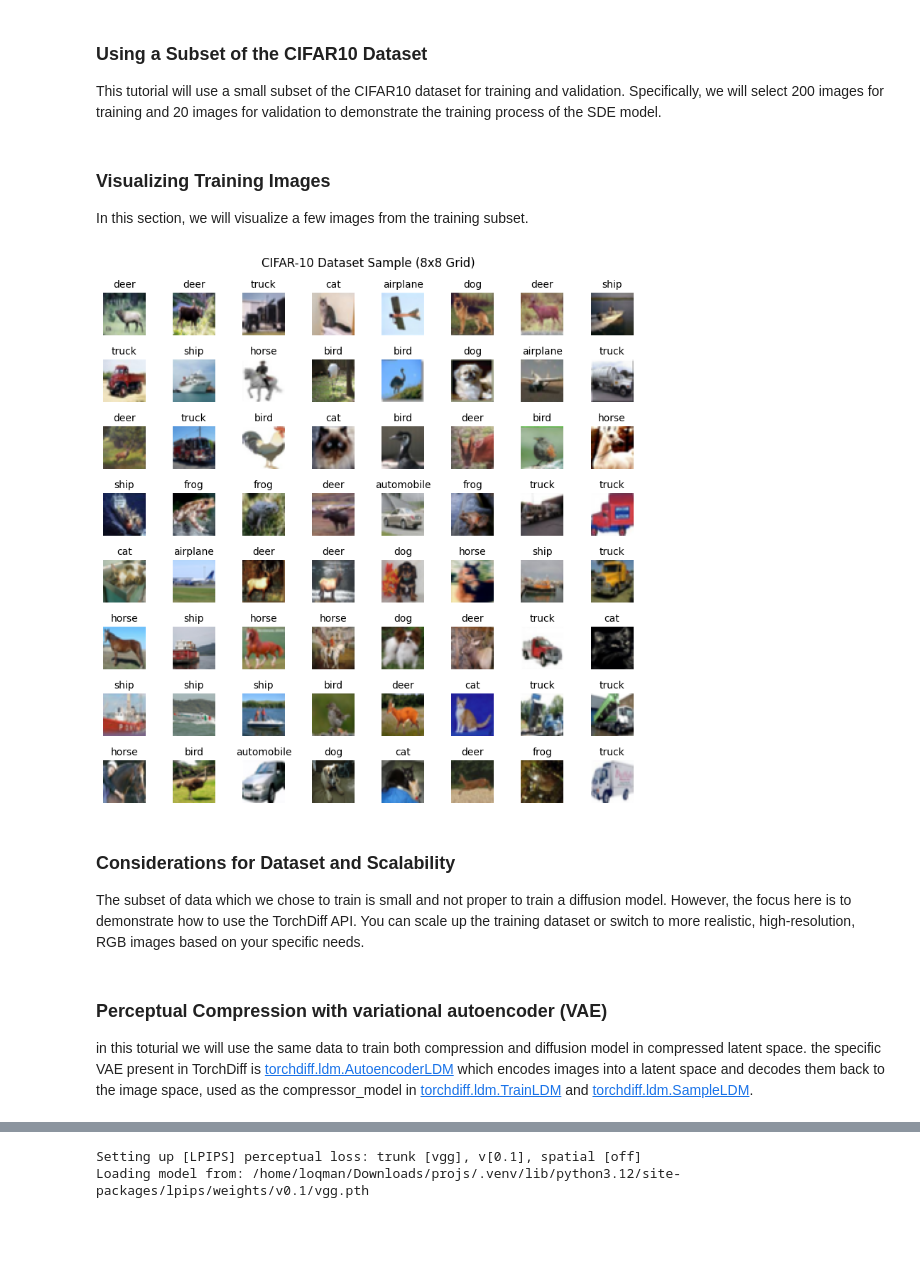
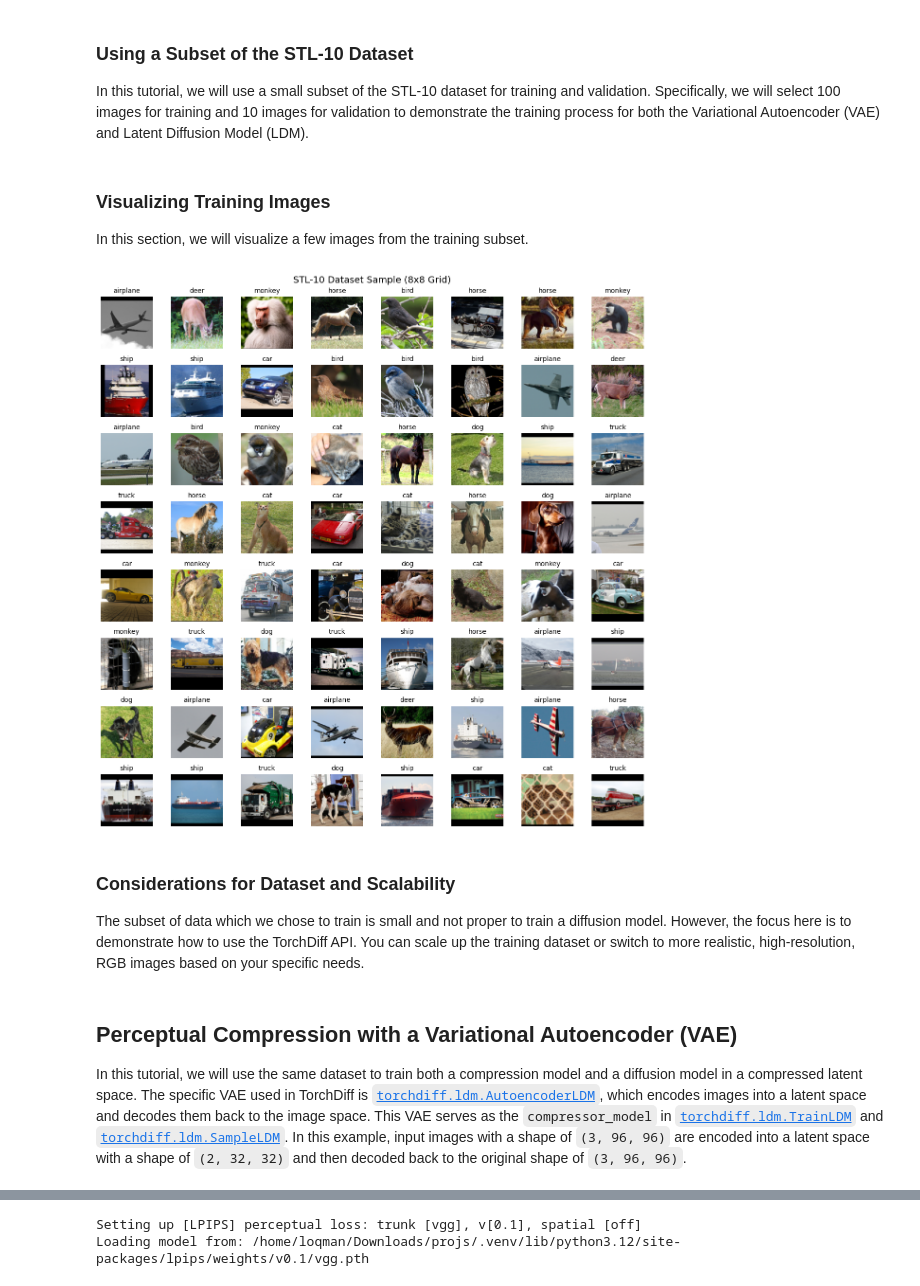
Before and after one commit to LoqmanSamani/DiffusionModels, a Jupyter notebook: examples/ldm.ipynb, the cells around one changed output, grey strips where cells are left out. Cells and saved outputs as stored; diff of their text form; code cells hidden in the pictures; blank space fills up the shorter version.

```diff
--- a/examples/ldm.ipynb
+++ b/examples/ldm.ipynb
@@ -37,38 +37,41 @@ In this section, we will download the [CIFAR10](https://docs.pytorch.org/vision/
 # %%
 transform = transforms.Compose([
+    transforms.Resize(96),
+    transforms.CenterCrop(96),
     transforms.ToTensor(),
-    transforms.Normalize((0.5, 0.5, 0.5), (0.5, 0.5, 0.5))  # For RGB
+    transforms.Normalize((0.5, 0.5, 0.5), (0.5, 0.5, 0.5))
 ])
 
-train_dataset = datasets.CIFAR10(root='./data', train=True, download=True, transform=transform)
-test_dataset = datasets.CIFAR10(root='./data', train=False, download=True, transform=transform)
+train_dataset = datasets.STL10(root='./data', split='train', download=True, transform=transform)
+test_dataset = datasets.STL10(root='./data', split='test', download=True, transform=transform)
 # %% [markdown]
-### Using a Subset of the CIFAR10 Dataset
+### Using a Subset of the STL-10 Dataset
 
-This tutorial will use a small subset of the CIFAR10 dataset for training and validation. Specifically, we will select 200 images for training and 20 images for validation to demonstrate the training process of the SDE model.
+In this tutorial, we will use a small subset of the STL-10 dataset for training and validation. Specifically, we will select 100 images for training and 10 images for validation to demonstrate the training process for both the Variational Autoencoder (VAE) and Latent Diffusion Model (LDM).
 # %%
 # Use small subset
-train_subset = Subset(train_dataset, torch.randperm(len(train_dataset))[:200])
+train_subset = Subset(train_dataset, torch.randperm(len(train_dataset))[:100])
 test_subset = Subset(test_dataset, torch.randperm(len(test_dataset))[:20])
 
+# Create data loaders
 train_loader = DataLoader(train_subset, batch_size=32, shuffle=True)
-val_loader = DataLoader(test_subset, batch_size=10, shuffle=False)
+val_loader = DataLoader(test_subset, batch_size=20, shuffle=False)
 # %% [markdown]
 ### Visualizing Training Images
 
 In this section, we will visualize a few images from the training subset.
 # %%
-# CIFAR-10 class names
-cifar10_classes = ['airplane', 'automobile', 'bird', 'cat', 'deer',
-                   'dog', 'frog', 'horse', 'ship', 'truck']
+# STL-10 class names
+stl10_classes = ['airplane', 'bird', 'car', 'cat', 'deer',
+                 'dog', 'horse', 'monkey', 'ship', 'truck']
 
 def denormalize(tensor):
     """Convert tensor from [-1, 1] back to [0, 1] for display"""
     return tensor * 0.5 + 0.5
 
-def visualize_cifar10_grid(dataloader, num_images=64):
+def visualize_stl10_grid(dataloader, num_images=64):
     """
-    Visualize CIFAR-10 images in an 8x8 grid with labels
+    Visualize STL-10 images in an 8x8 grid with labels
     """
     # Get one batch of images
     dataiter = iter(dataloader)
@@ -92,8 +95,8 @@ def visualize_cifar10_grid(dataloader, num_images=64):
     all_labels = all_labels[:num_images]
 
     # Create figure
-    fig, axes = plt.subplots(8, 8, figsize=(8, 8))
-    fig.suptitle('CIFAR-10 Dataset Sample (8x8 Grid)', fontsize=12)
+    fig, axes = plt.subplots(8, 8, figsize=(12, 12))  # Larger figure for 96x96 images
+    fig.suptitle('STL-10 Dataset Sample (8x8 Grid)', fontsize=14)
 
     for i in range(8):
         for j in range(8):
@@ -106,7 +109,7 @@ def visualize_cifar10_grid(dataloader, num_images=64):
 
                 # Display image
                 axes[i, j].imshow(img)
-                axes[i, j].set_title(f'{cifar10_classes[all_labels[idx]]}', fontsize=10)
+                axes[i, j].set_title(f'{stl10_classes[all_labels[idx]]}', fontsize=10)
                 axes[i, j].axis('off')
             else:
                 axes[i, j].axis('off')
@@ -114,16 +117,16 @@ def visualize_cifar10_grid(dataloader, num_images=64):
     plt.tight_layout()
     plt.show()
 # %%
-visualize_cifar10_grid(train_loader)
+visualize_stl10_grid(train_loader, num_images=64)
 # %% [output]
-[figure, old version]
+[figure, new version]
 # %% [markdown]
 ### Considerations for Dataset and Scalability
 
 The subset of data which we chose to train is small and not proper to train a diffusion model. However, the focus here is to demonstrate how to use the TorchDiff API. You can scale up the training dataset or switch to more realistic, high-resolution, RGB images based on your specific needs.
 # %% [markdown]
-### Perceptual Compression with variational autoencoder (VAE)
+## Perceptual Compression with a Variational Autoencoder (VAE)
 
-in this toturial we will use the same data to train both compression and diffusion model in compressed latent space. the specific VAE present in TorchDiff is [torchdiff.ldm.AutoencoderLDM](https://torchdiff.readthedocs.io/en/latest/ldm.html#torchdiff.ldm.AutoencoderLDM) which encodes images into a latent space and decodes them back to the image space, used as the compressor_model in [torchdiff.ldm.TrainLDM](https://torchdiff.readthedocs.io/en/latest/ldm.html#torchdiff.ldm.TrainLDM) and [torchdiff.ldm.SampleLDM](https://torchdiff.readthedocs.io/en/latest/ldm.html#torchdiff.ldm.SampleLDM).
+In this tutorial, we will use the same dataset to train both a compression model and a diffusion model in a compressed latent space. The specific VAE used in TorchDiff is [`torchdiff.ldm.AutoencoderLDM`](https://torchdiff.readthedocs.io/en/latest/ldm.html#torchdiff.ldm.AutoencoderLDM), which encodes images into a latent space and decodes them back to the image space. This VAE serves as the `compressor_model` in [`torchdiff.ldm.TrainLDM`](https://torchdiff.readthedocs.io/en/latest/ldm.html#torchdiff.ldm.TrainLDM) and [`torchdiff.ldm.SampleLDM`](https://torchdiff.readthedocs.io/en/latest/ldm.html#torchdiff.ldm.SampleLDM). In this example, input images with a shape of `(3, 96, 96)` are encoded into a latent space with a shape of `(2, 32, 32)` and then decoded back to the original shape of `(3, 96, 96)`.
 # %%
 # train auto-encoder of ldm models
```
Also changed, not shown: parts of 22 cells of this notebook, 1 other file.
